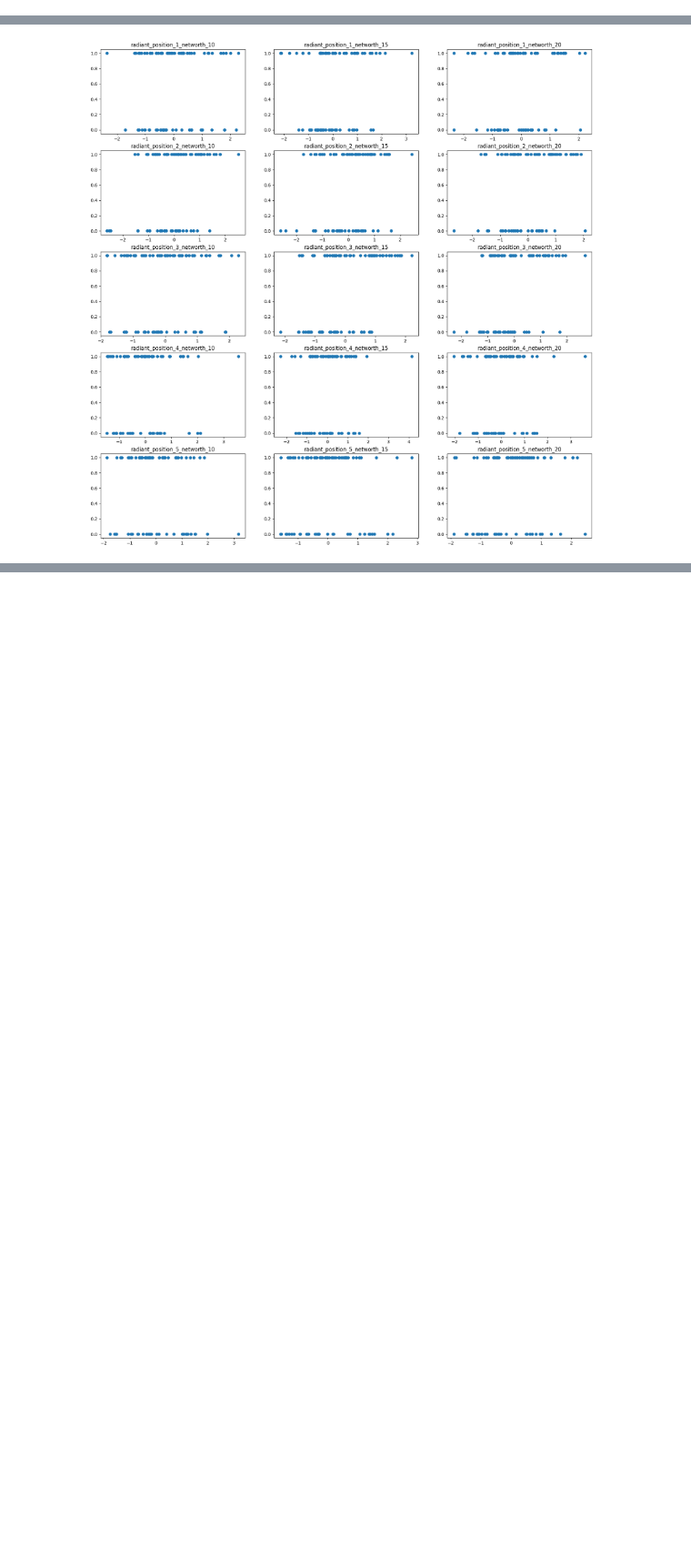
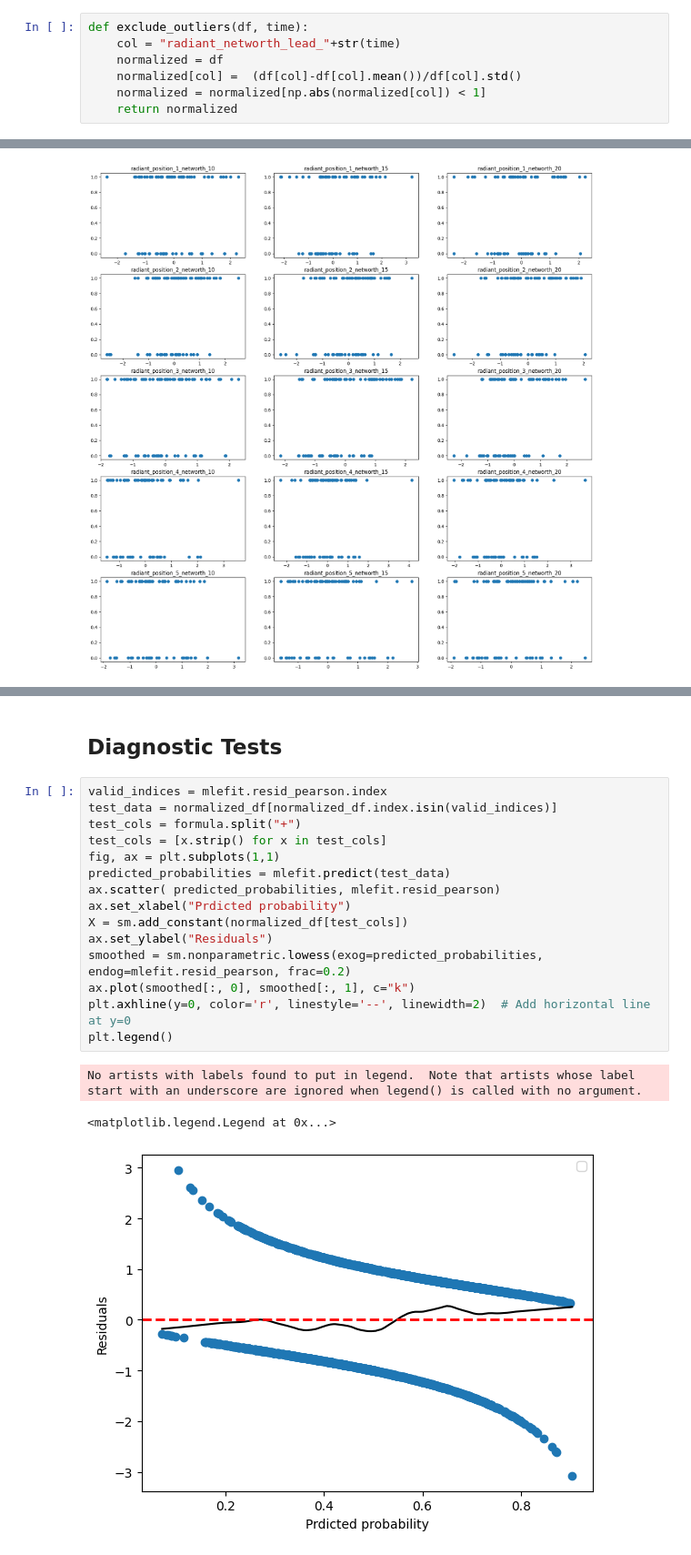
Before and after one commit to madhukar01/dota_analyst, a Jupyter notebook: analysis/analysis.ipynb, the cells around one changed output, grey strips where cells are left out. Shown at 91% size. Cells and saved outputs as stored; diff of their text form; blank space fills up the shorter version.

```diff
--- a/analysis/analysis.ipynb
+++ b/analysis/analysis.ipynb
@@ -119,3 +121,10 @@ def convert_networth_to_ratio(df, team, time):
     for col in cols:
         df[col] = df[col]/df[team+"_networth_"+str(time)]
     return df
+# %%
+def exclude_outliers(df, time):
+    col = "radiant_networth_lead_"+str(time)
+    normalized = df
+    normalized[col] =  (df[col]-df[col].mean())/df[col].std()
+    normalized = normalized[np.abs(normalized[col]) < 1]
+    return normalized
@@ -176,0 +228,21 @@ LinAlgError: Singular matrix
+# %% [markdown]
+## Diagnostic Tests
+# %%
+valid_indices = mlefit.resid_pearson.index
+test_data = normalized_df[normalized_df.index.isin(valid_indices)]
+test_cols = formula.split("+")
+test_cols = [x.strip() for x in test_cols]
+fig, ax = plt.subplots(1,1)
+predicted_probabilities = mlefit.predict(test_data)
+ax.scatter( predicted_probabilities, mlefit.resid_pearson)
+ax.set_xlabel("Prdicted probability")
+X = sm.add_constant(normalized_df[test_cols])
+ax.set_ylabel("Residuals")
+smoothed = sm.nonparametric.lowess(exog=predicted_probabilities, endog=mlefit.resid_pearson, frac=0.2)
+ax.plot(smoothed[:, 0], smoothed[:, 1], c="k")
+plt.axhline(y=0, color='r', linestyle='--', linewidth=2)  # Add horizontal line at y=0
+plt.legend()
+# %% [output]
+No artists with labels found to put in legend.  Note that artists whose label start with an underscore are ignored when legend() is called with no argument.
+<matplotlib.legend.Legend at 0x...>
+[figure, added]
```
Also changed, not shown: parts of 5 cells of this notebook.
